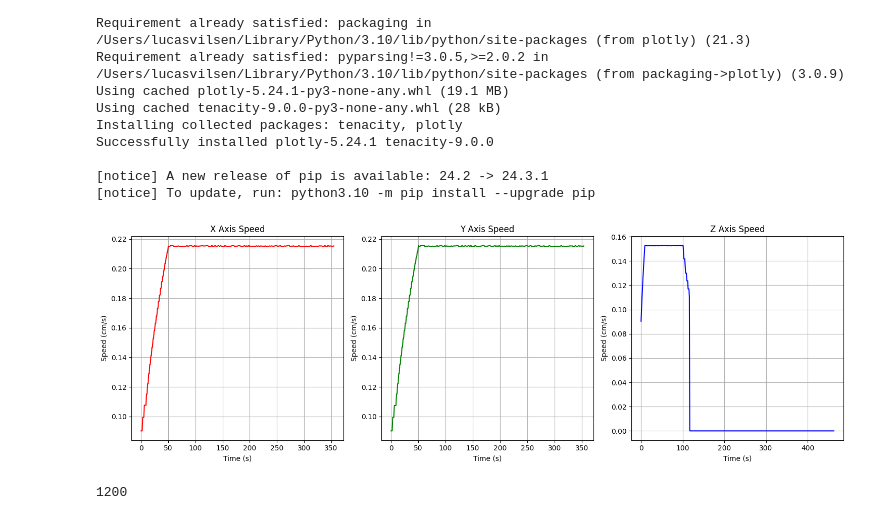
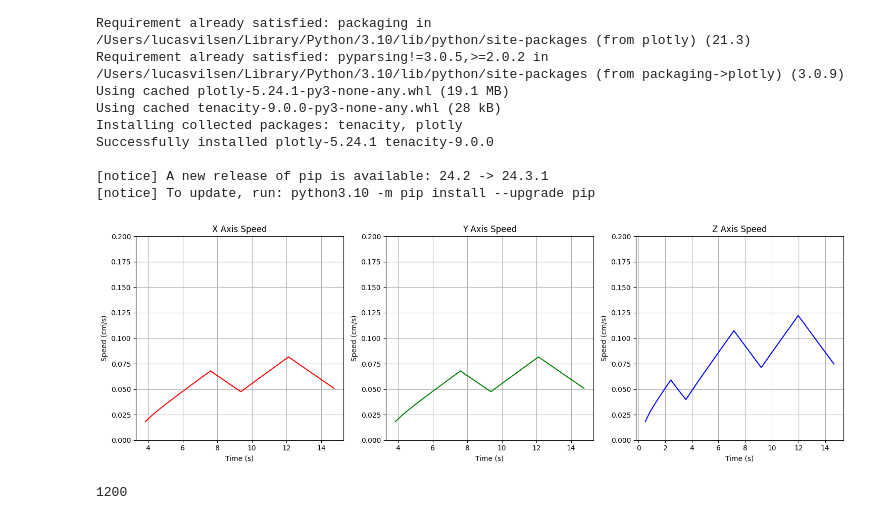
Before and after one commit to Apros7/QuickStep, a Jupyter notebook: test.ipynb, the cells around one changed output. Drawn from its saved outputs; the diff is of its cells as text; code cells hidden in the pictures.

Commit message:
simulation better

```diff
--- a/test.ipynb
+++ b/test.ipynb
@@ -69,10 +69,13 @@ for i, line in enumerate(string):
     if line in ['X1', 'X0', 'Y1', 'Y0', 'Z1', 'Z0']:
         current_coord = line
     elif line[0].isdigit():
-        time = int(line) / 1000000  # Convert microseconds to seconds
+        line = int(line) / 1000000   # Convert microseconds to seconds
+        if line != 0:
+            time = line
         # Convert steps to cm and handle direction
         if current_coord.startswith('X'):
             x += (1 if current_coord.endswith('1') else -1) * step_to_cm
+            z += (-1 if current_coord.endswith('1') else 1) * step_to_cm
             x_points.append(x)
             y_points.append(y)
             z_points.append(z)
@@ -82,16 +85,15 @@ for i, line in enumerate(string):
                 speed = step_to_cm / dt if dt > 0 else 0
                 x_speeds.append(speed)
 
-            if len(y_times) > 1:
-                dt = y_times[-1] - y_times[-2]
-                speed = step_to_cm / dt if dt > 0 else 0
-                y_speeds.append(speed)
+            # if len(y_times) > 1:
+            #     dt = y_times[-1] - y_times[-2]
+            #     speed = step_to_cm / dt if dt > 0 else 0
+            #     y_speeds.append(speed)
 
-            if len(z_times) > 1:
-                dt = z_times[-1] - z_times[-2]
-                speed = step_to_cm / dt if dt > 0 else 0
-                z_speeds.append(speed)
-
+            # if len(z_times) > 1:
+            #     dt = z_times[-1] - z_times[-2]
+            #     speed = step_to_cm / dt if dt > 0 else 0
+            #     z_speeds.append(speed)
 
         elif current_coord.startswith('Y'):
             y += (1 if current_coord.endswith('1') else -1) * step_to_cm
@@ -104,15 +106,15 @@ for i, line in enumerate(string):
                 speed = step_to_cm / dt if dt > 0 else 0
                 y_speeds.append(speed)
 
-            if len(z_times) > 1:
-                dt = z_times[-1] - z_times[-2]
-                speed = step_to_cm / dt if dt > 0 else 0
-                z_speeds.append(speed)
+            # if len(z_times) > 1:
+            #     dt = z_times[-1] - z_times[-2]
+            #     speed = step_to_cm / dt if dt > 0 else 0
+            #     z_speeds.append(speed)
 
-            if len(x_times) > 1:
-                dt = x_times[-1] - x_times[-2]
-                speed = step_to_cm / dt if dt > 0 else 0
-                x_speeds.append(speed)
+            # if len(x_times) > 1:
+            #     dt = x_times[-1] - x_times[-2]
+            #     speed = step_to_cm / dt if dt > 0 else 0
+            #     x_speeds.append(speed)
 
         elif current_coord.startswith('Z'):
             z += (1 if current_coord.endswith('1') else -1) * step_to_cm
@@ -125,15 +127,15 @@ for i, line in enumerate(string):
                 speed = step_to_cm / dt if dt > 0 else 0
                 z_speeds.append(speed)
 
-            if len(x_times) > 1:
-                dt = x_times[-1] - x_times[-2]
-                speed = step_to_cm / dt if dt > 0 else 0
-                x_speeds.append(speed)
+            # if len(x_times) > 1:
+            #     dt = x_times[-1] - x_times[-2]
+            #     speed = step_to_cm / dt if dt > 0 else 0
+            #     x_speeds.append(speed)
 
-            if len(y_times) > 1:
-                dt = y_times[-1] - y_times[-2]
-                speed = step_to_cm / dt if dt > 0 else 0
-                y_speeds.append(speed)
+            # if len(y_times) > 1:
+            #     dt = y_times[-1] - y_times[-2]
+            #     speed = step_to_cm / dt if dt > 0 else 0
+            #     y_speeds.append(speed)
 
 # Create interactive 3D plot using plotly
 fig_3d = go.Figure(data=[go.Scatter3d(
@@ -150,42 +152,47 @@ fig_3d.update_layout(
     scene=dict(
         xaxis_title='X Position (cm)',
         yaxis_title='Y Position (cm)',
-        zaxis_title='Z Position (cm)'
+        zaxis_title='Z Position (cm)',
+        aspectmode='cube'  # Force equal aspect ratio
     ),
-    width=800,
-    height=800
+    width=1000,  # Increase width to better show 3D plot
+    height=1000, # Increase height to match width
+    showlegend=False
 )
 
 fig_3d.show()
 
 # Create speed plots
 plt.figure(figsize=(15, 5))
 
 plt.subplot(131)
-plt.plot(range(len(x_speeds)), x_speeds, 'r-', label='X Speed')
+plt.plot(x_times[1:], x_speeds, 'r-', label='X Speed')
 plt.xlabel('Time (s)')
 plt.ylabel('Speed (cm/s)')
 plt.title('X Axis Speed')
+plt.ylim(0, 0.2)
 plt.grid(True)
 
 plt.subplot(132)
-plt.plot(range(len(y_speeds)), y_speeds, 'g-', label='Y Speed')
+plt.plot(y_times[1:], y_speeds, 'g-', label='Y Speed')
 plt.xlabel('Time (s)')
 plt.ylabel('Speed (cm/s)')
 plt.title('Y Axis Speed')
+plt.ylim(0, 0.2)
 plt.grid(True)
 
 plt.subplot(133)
-plt.plot(range(len(z_speeds)), z_speeds, 'b-', label='Z Speed')
+plt.plot(z_times[1:], z_speeds, 'b-', label='Z Speed')
 plt.xlabel('Time (s)')
 plt.ylabel('Speed (cm/s)')
 plt.title('Z Axis Speed')
+plt.ylim(0, 0.2)
 plt.grid(True)
 
 plt.tight_layout()
 plt.show()
 # %% [output]
-[figure, old version]
+[figure, new version]
 # %%
 len(x)
 # %% [output]
```
